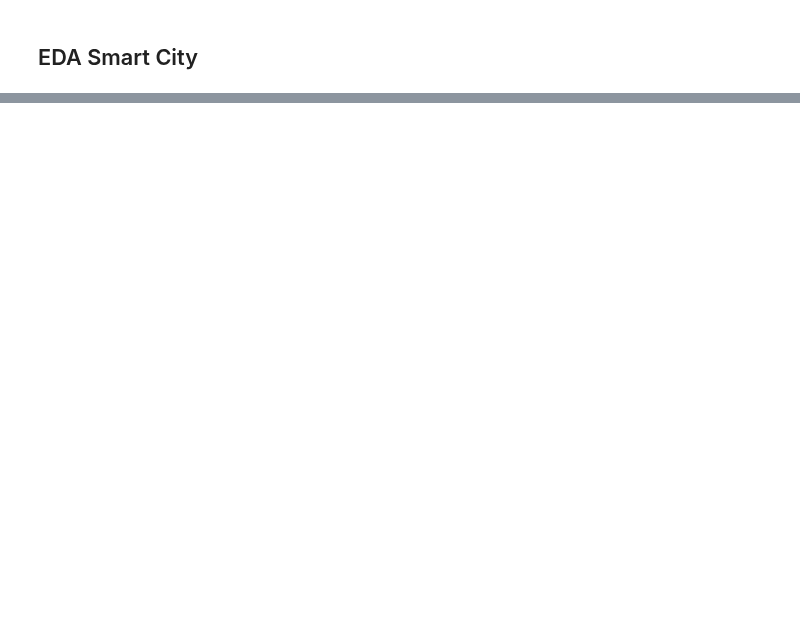
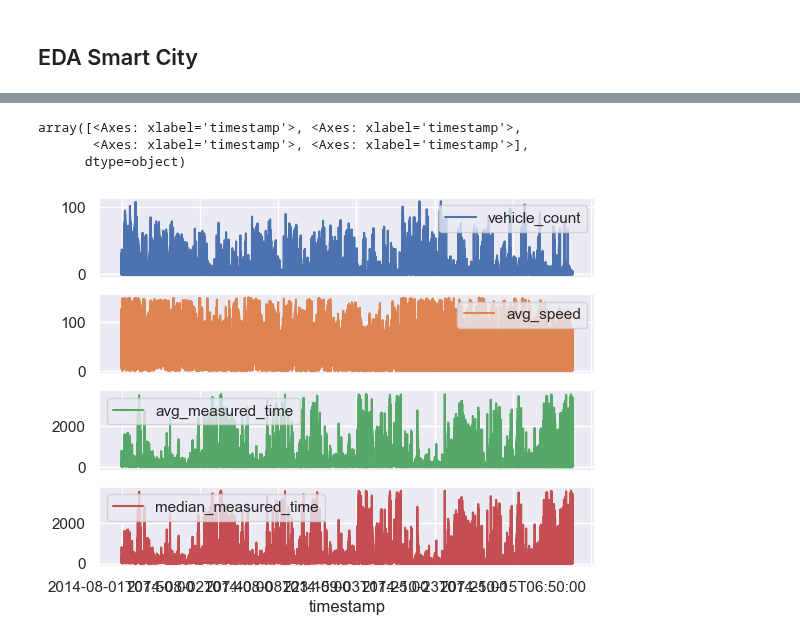
Before and after one commit to victorhg/aai-530-final-project, a Jupyter notebook: analysis/EDA_smart_city.ipynb, the cells around one changed output, grey strips where cells are left out. Cells and saved outputs as stored; diff of their text form; code cells hidden in the pictures; blank space fills up the shorter version.

```diff
--- a/analysis/EDA_smart_city.ipynb
+++ b/analysis/EDA_smart_city.ipynb
@@ -2,4 +2,8 @@
 ## EDA Smart City
 # %%
 import pandas as pd
-import os
+import seaborn as sns
+import matplotlib.pyplot as plt
+
+
+sns.set()
@@ -15,0 +24,8 @@ weather_df.head()
+# %%
+
+traffic_df.plot('timestamp', numeric_cols, subplots=True)
+# %% [output]
+array([<Axes: xlabel='timestamp'>, <Axes: xlabel='timestamp'>,
+       <Axes: xlabel='timestamp'>, <Axes: xlabel='timestamp'>],
+      dtype=object)
+[figure, added]
```
Also changed, not shown: parts of 6 cells of this notebook, 1 other file.
